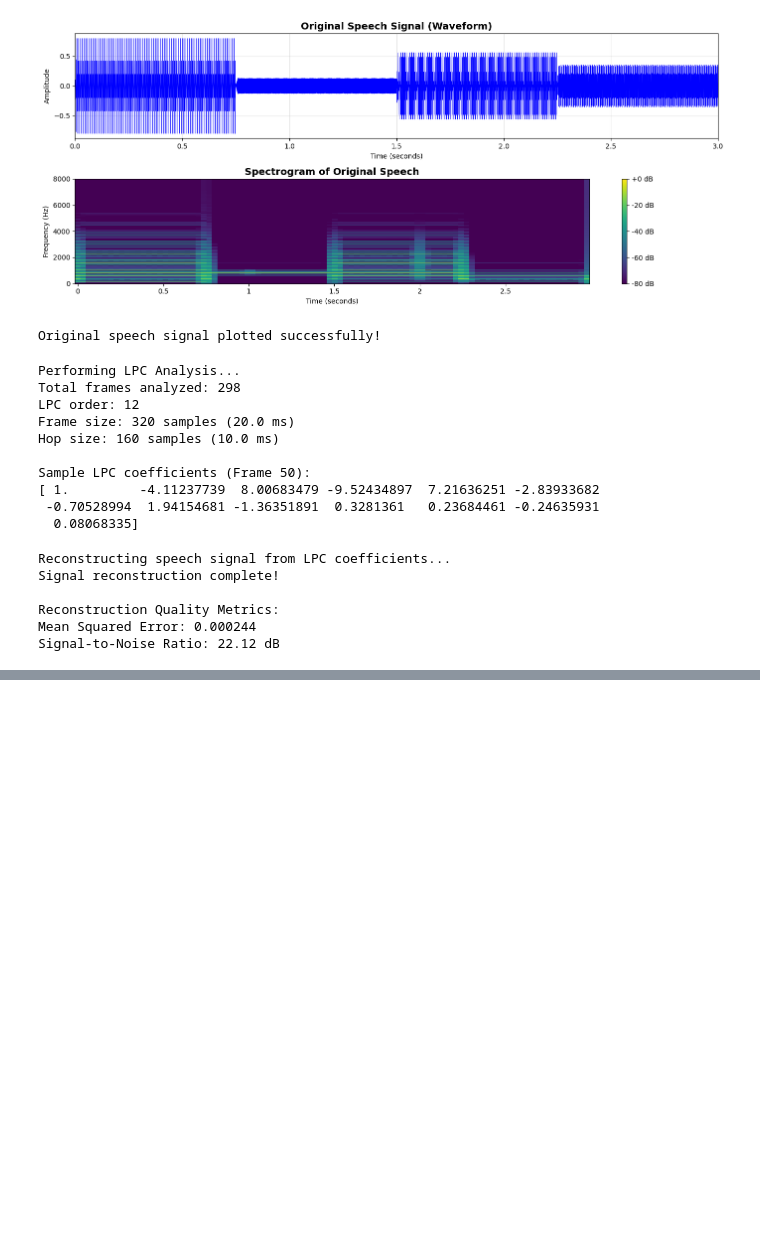
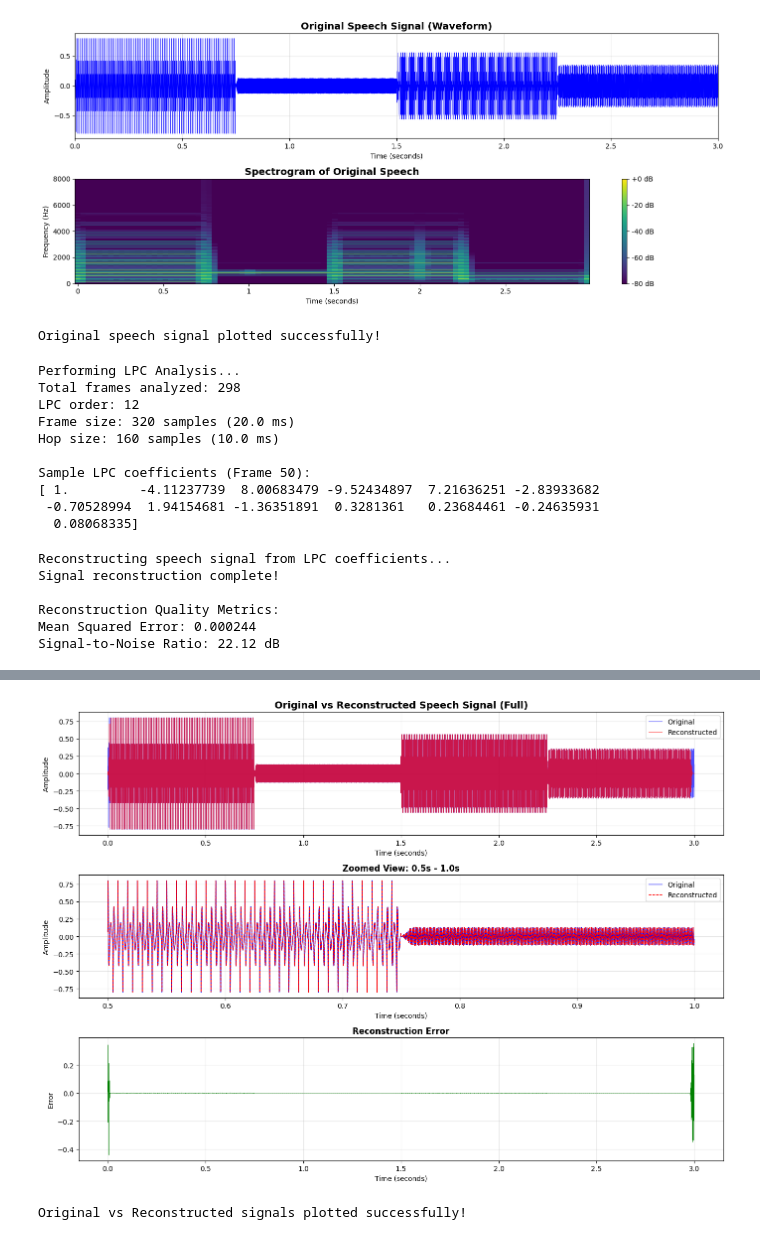
Before and after one commit to Abhijith-E/SPR-lab-2448503, a Jupyter notebook: Lab4.ipynb, the cells around one changed output, grey strips where cells are left out. Drawn from its saved outputs; the diff is of its cells as text; code cells hidden in the pictures; blank space fills up the shorter version.

Commit message:
feat: visualize original vs LPC-reconstructed speech signals
- add waveform comparison plot for complete signal
- include zoomed-in window (0.5s–1.0s) for fine-detail analysis
- plot reconstruction error to assess synthesis accuracy
- use clear labeling, legends, grid lines, and layout adjustments
- print confirmation after successful plotting

```diff
--- a/Lab4.ipynb
+++ b/Lab4.ipynb
@@ -287,3 +287,51 @@ display(audio_lpcreconst)
 # %% [output]
 Playing lpc reconstructed speech signal...
 [interactive output not drawn]
+# %%
+# ============================================================================
+# SECTION 8: Plot Original vs Reconstructed Signals
+# ============================================================================
+
+plt.figure(figsize=(14, 10))
+
+# Full signal comparison
+plt.subplot(3, 1, 1)
+time_axis = np.linspace(0, len(speech_signal)/sample_rate, len(speech_signal))
+plt.plot(time_axis, speech_signal, label='Original', alpha=0.7, linewidth=0.8, color='blue')
+recon_time = np.linspace(0, len(reconstructed_signal)/sample_rate, len(reconstructed_signal))
+plt.plot(recon_time, reconstructed_signal, label='Reconstructed', alpha=0.7, linewidth=0.8, color='red')
+plt.title('Original vs Reconstructed Speech Signal (Full)', fontsize=14, fontweight='bold')
+plt.xlabel('Time (seconds)')
+plt.ylabel('Amplitude')
+plt.legend()
+plt.grid(True, alpha=0.3)
+
+# Zoomed comparison (0.5s to 1.0s)
+plt.subplot(3, 1, 2)
+start_idx = int(0.5 * sample_rate)
+end_idx = int(1.0 * sample_rate)
+time_zoom = time_axis[start_idx:end_idx]
+plt.plot(time_zoom, speech_signal[start_idx:end_idx], label='Original', linewidth=1, color='blue')
+plt.plot(time_zoom, reconstructed_signal[start_idx:end_idx], label='Reconstructed', linewidth=1, color='red', linestyle='--')
+plt.title('Zoomed View: 0.5s - 1.0s', fontsize=12, fontweight='bold')
+plt.xlabel('Time (seconds)')
+plt.ylabel('Amplitude')
+plt.legend()
+plt.grid(True, alpha=0.3)
+
+# Error plot
+plt.subplot(3, 1, 3)
+error = speech_signal[:len(reconstructed_signal)] - reconstructed_signal
+plt.plot(recon_time, error, color='green', linewidth=0.5)
+plt.title('Reconstruction Error', fontsize=12, fontweight='bold')
+plt.xlabel('Time (seconds)')
+plt.ylabel('Error')
+plt.grid(True, alpha=0.3)
+
+plt.tight_layout()
+plt.show()
+
+print("\nOriginal vs Reconstructed signals plotted successfully!")
+# %% [output]
+[figure, added]
+Original vs Reconstructed signals plotted successfully!
```
